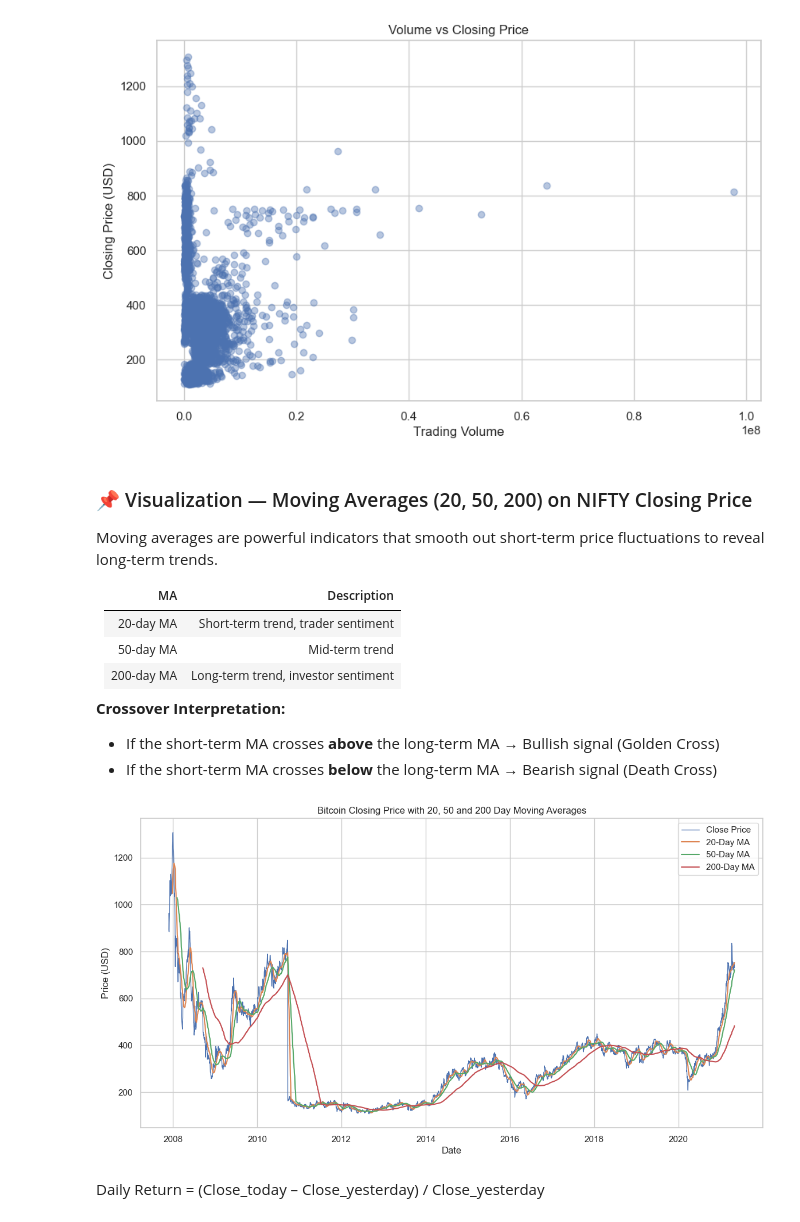
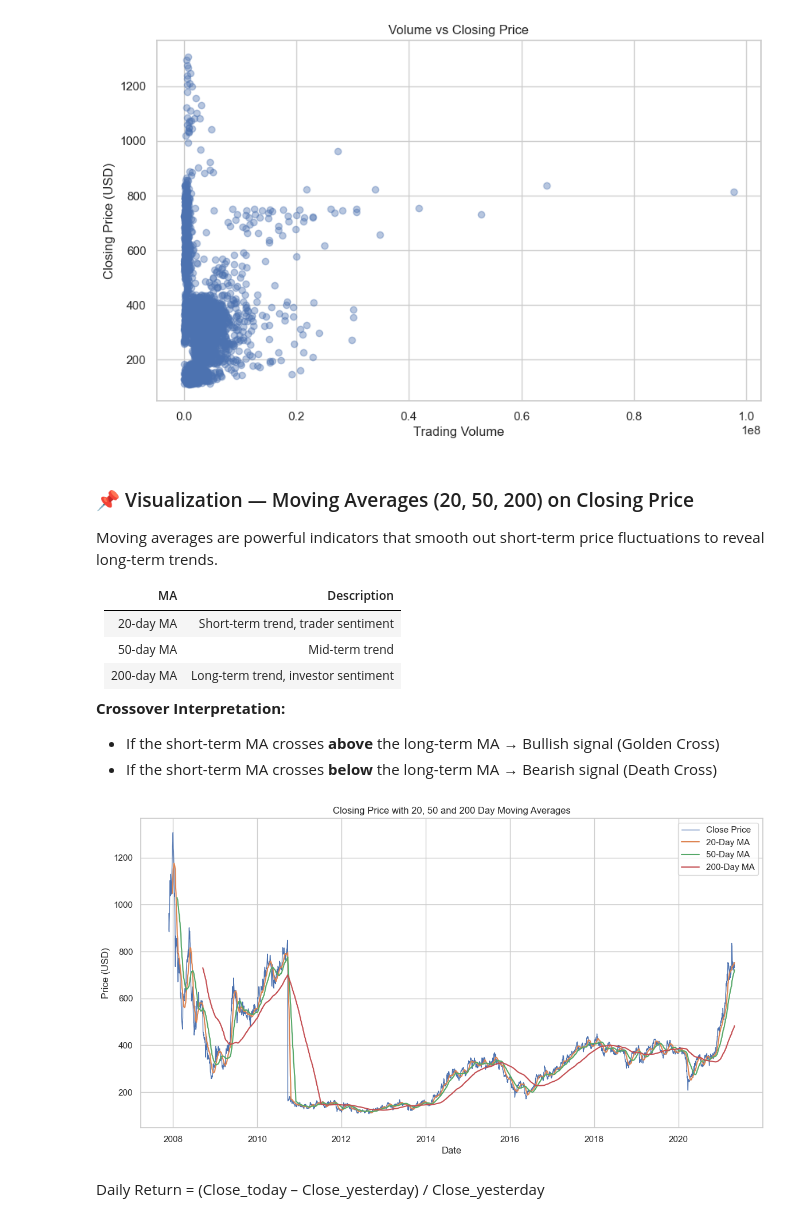
Before and after one commit to ishani-1910/AdaniPorts-Stock-Analysis, a Jupyter notebook: analysis/task_analysis.ipynb, the cells around one changed output. Cells and saved outputs as stored; diff of their text form; code cells hidden in the pictures.

```diff
--- a/analysis/task_analysis.ipynb
+++ b/analysis/task_analysis.ipynb
@@ -277,7 +279,7 @@ plt.show()
 # %% [output]
 [figure]
 # %% [markdown]
-### 📌 Visualization — Moving Averages (20, 50, 200) on NIFTY Closing Price
+### 📌 Visualization — Moving Averages (20, 50, 200) on  Closing Price
 
 Moving averages are powerful indicators that smooth out short-term price fluctuations to reveal long-term trends.
 
@@ -293,24 +295,24 @@ Moving averages are powerful indicators that smooth out short-term price fluctua
 # %%
 # Calculate moving averages
 df['MA20'] = df['Close'].rolling(window=20).mean()
 df['MA50'] = df['Close'].rolling(window=50).mean()
 df['MA200'] = df['Close'].rolling(window=200).mean()
 
 # Plot Moving Averages with Close price
 plt.figure(figsize=(14, 7))
 plt.plot(df['Date'], df['Close'], label='Close Price', linewidth=1)
 plt.plot(df['Date'], df['MA20'], label='20-Day MA', linewidth=1.5)
 plt.plot(df['Date'], df['MA50'], label='50-Day MA', linewidth=1.5)
 plt.plot(df['Date'], df['MA200'], label='200-Day MA', linewidth=1.5)
 
-plt.title('Bitcoin Closing Price with 20, 50 and 200 Day Moving Averages')
+plt.title('Closing Price with 20, 50 and 200 Day Moving Averages')
 plt.xlabel('Date')
 plt.ylabel('Price (USD)')
 plt.legend()
 plt.grid(True)
 plt.show()
 # %% [output]
-[figure, old version]
+[figure, new version]
 # %% [markdown]
 Daily Return = (Close_today – Close_yesterday) / Close_yesterday
 # %% [markdown]
```
Also changed, not shown: parts of 11 cells of this notebook.
